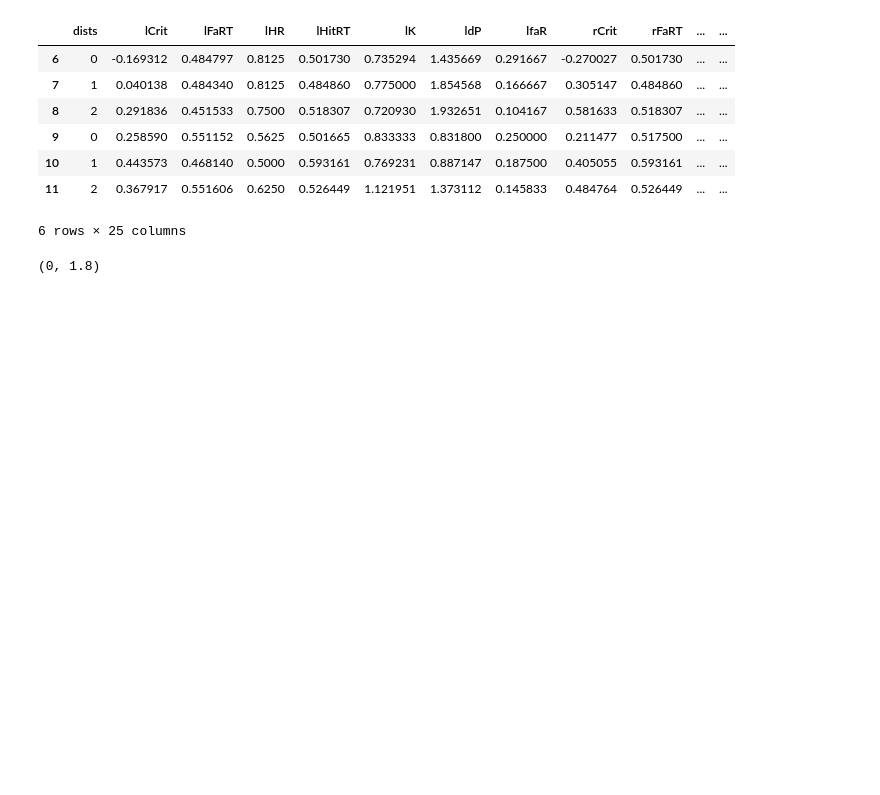
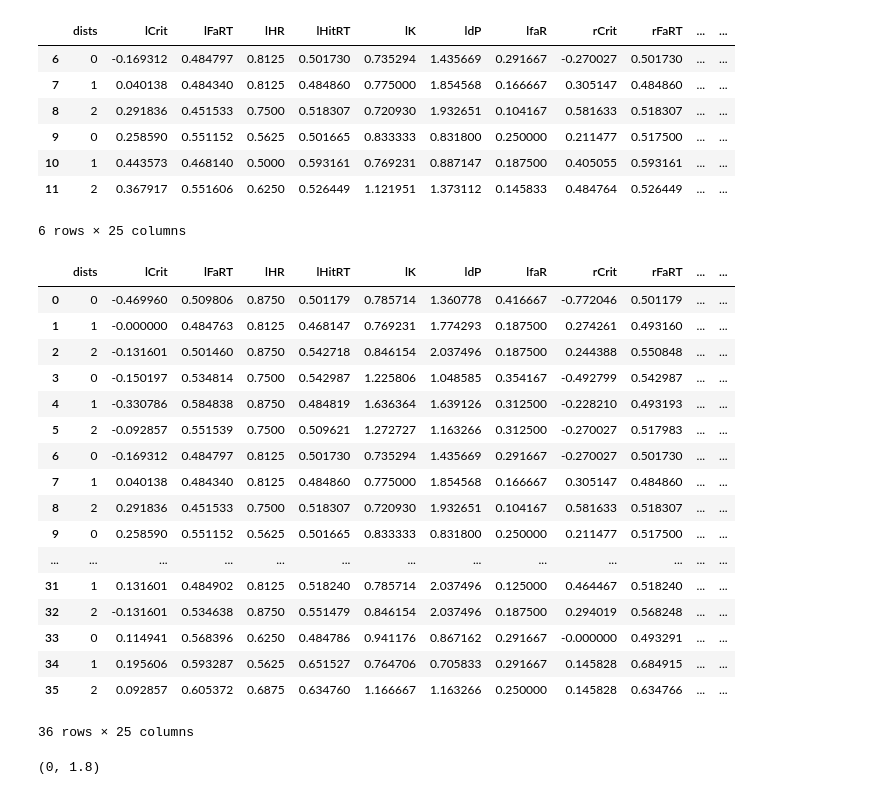
Before and after one commit to alexgonzl/tacs_vmw_alpha, a Jupyter notebook: fullDataPlots.ipynb, the cells around one changed output. Saved outputs shown, nothing was run; the diff lists cells and outputs as text; code cells hidden in the pictures; blank space fills up the shorter version.

Commit message:
Minor data changes

```diff
--- a/fullDataPlots.ipynb
+++ b/fullDataPlots.ipynb
@@ -69,6 +69,27 @@ lstimData[lstimData['subj']==3]
 | 10 | 1 | 0.443573 | 0.468140 | 0.5000 | 0.593161 | 0.769231 | 0.887147 | 0.187500 | 0.405055 | 0.593161 | ... | ... |
 | 11 | 2 | 0.367917 | 0.551606 | 0.6250 | 0.526449 | 1.121951 | 1.373112 | 0.145833 | 0.484764 | 0.526449 | ... | ... |
 6 rows × 25 columns
+# %%
+lstimData
+# %% [output]
+|  | dists | lCrit | lFaRT | lHR | lHitRT | lK | ldP | lfaR | rCrit | rFaRT | ... | ... |
+| 0 | 0 | -0.469960 | 0.509806 | 0.8750 | 0.501179 | 0.785714 | 1.360778 | 0.416667 | -0.772046 | 0.501179 | ... | ... |
+| 1 | 1 | -0.000000 | 0.484763 | 0.8125 | 0.468147 | 0.769231 | 1.774293 | 0.187500 | 0.274261 | 0.493160 | ... | ... |
+| 2 | 2 | -0.131601 | 0.501460 | 0.8750 | 0.542718 | 0.846154 | 2.037496 | 0.187500 | 0.244388 | 0.550848 | ... | ... |
+| 3 | 0 | -0.150197 | 0.534814 | 0.7500 | 0.542987 | 1.225806 | 1.048585 | 0.354167 | -0.492799 | 0.542987 | ... | ... |
+| 4 | 1 | -0.330786 | 0.584838 | 0.8750 | 0.484819 | 1.636364 | 1.639126 | 0.312500 | -0.228210 | 0.493193 | ... | ... |
+| 5 | 2 | -0.092857 | 0.551539 | 0.7500 | 0.509621 | 1.272727 | 1.163266 | 0.312500 | -0.270027 | 0.517983 | ... | ... |
+| 6 | 0 | -0.169312 | 0.484797 | 0.8125 | 0.501730 | 0.735294 | 1.435669 | 0.291667 | -0.270027 | 0.501730 | ... | ... |
+| 7 | 1 | 0.040138 | 0.484340 | 0.8125 | 0.484860 | 0.775000 | 1.854568 | 0.166667 | 0.305147 | 0.484860 | ... | ... |
+| 8 | 2 | 0.291836 | 0.451533 | 0.7500 | 0.518307 | 0.720930 | 1.932651 | 0.104167 | 0.581633 | 0.518307 | ... | ... |
+| 9 | 0 | 0.258590 | 0.551152 | 0.5625 | 0.501665 | 0.833333 | 0.831800 | 0.250000 | 0.211477 | 0.517500 | ... | ... |
+| ... | ... | ... | ... | ... | ... | ... | ... | ... | ... | ... | ... | ... |
+| 31 | 1 | 0.131601 | 0.484902 | 0.8125 | 0.518240 | 0.785714 | 2.037496 | 0.125000 | 0.464467 | 0.518240 | ... | ... |
+| 32 | 2 | -0.131601 | 0.534638 | 0.8750 | 0.551479 | 0.846154 | 2.037496 | 0.187500 | 0.294019 | 0.568248 | ... | ... |
+| 33 | 0 | 0.114941 | 0.568396 | 0.6250 | 0.484786 | 0.941176 | 0.867162 | 0.291667 | -0.000000 | 0.493291 | ... | ... |
+| 34 | 1 | 0.195606 | 0.593287 | 0.5625 | 0.651527 | 0.764706 | 0.705833 | 0.291667 | 0.145828 | 0.684915 | ... | ... |
+| 35 | 2 | 0.092857 | 0.605372 | 0.6875 | 0.634760 | 1.166667 | 1.163266 | 0.250000 | 0.145828 | 0.634766 | ... | ... |
+36 rows × 25 columns
 # %%
 lstimWKPlot = sns.factorplot(data=lstimData,x='dists',y='wK',hue='targs')
 lstimWKPlot.fig.suptitle('whole-K under lstim')
```
Also changed, not shown: parts of 1 cell of this notebook, 1 other file.
